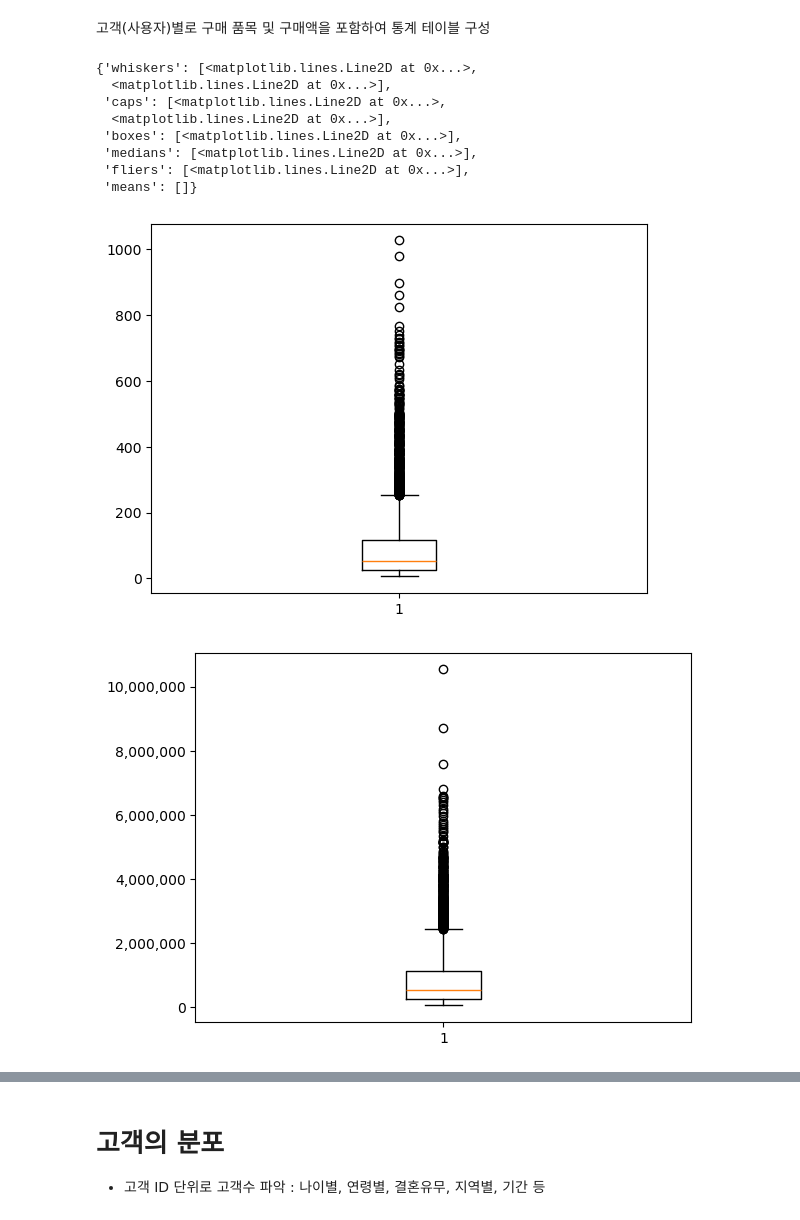
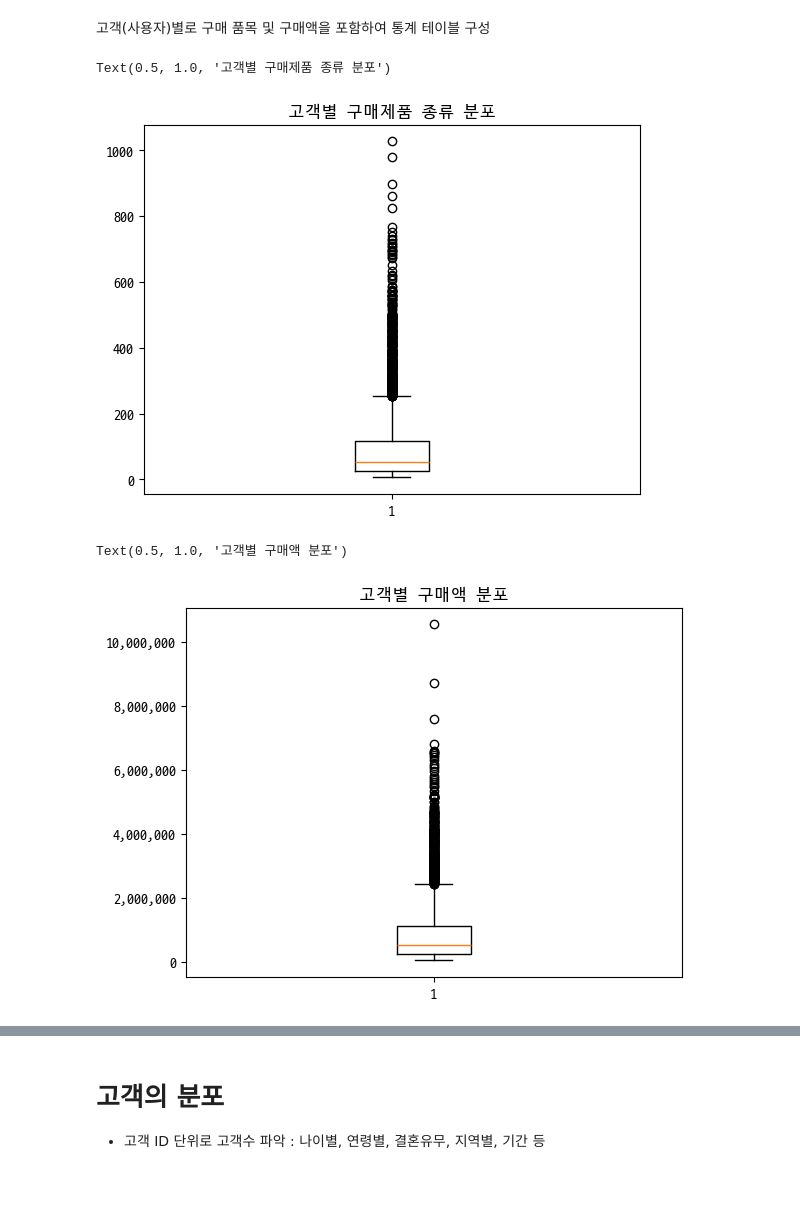
Before and after one commit to cherrima/hipython, a Jupyter notebook: Walmart/Walmart_Sales분석_강창희.ipynb, the cells around one changed output, grey strips where cells are left out. Saved outputs shown, nothing was run; the diff lists cells and outputs as text; code cells hidden in the pictures; blank space fills up the shorter version.

```diff
--- a/Walmart/Walmart_Sales분석_강창희.ipynb
+++ b/Walmart/Walmart_Sales분석_강창희.ipynb
@@ -22,6 +22,11 @@
 # 데이터 불러오기
 # %%
 import matplotlib.pyplot as plt
+
+# 한글깨짐 방지
+plt.rc('font', family='D2Coding')
+# 마이너스 기호(-) 깨짐 방지
+plt.rcParams['axes.unicode_minus'] = False
 # %%
 import pandas as pd
 
@@ -114,6 +134,6 @@ user_purchase_df
 | 1006040 | 180 | 1653299 |
 5891 rows × 2 columns
 # %%
-user_purchase_df.columns = ['Product_Count', 'Purchase_Amount']
+user_purchase_df.columns = ['Product_Kinds', 'Purchase_Amount']
 user_purchase_df.describe()
 # %% [output]
@@ -152,17 +172,11 @@ user_stat_df
 # %% [markdown]
 고객(사용자)별로 구매 품목 및 구매액을 포함하여 통계 테이블 구성
 # %%
-plt.boxplot(user_stat_df['Product_Count'])
+plt.boxplot(user_stat_df['Product_Kinds'])
+plt.title('고객별 구매제품 종류 분포')
 # %% [output]
-{'whiskers': [<matplotlib.lines.Line2D at 0x...>,
-  <matplotlib.lines.Line2D at 0x...>],
- 'caps': [<matplotlib.lines.Line2D at 0x...>,
-  <matplotlib.lines.Line2D at 0x...>],
- 'boxes': [<matplotlib.lines.Line2D at 0x...>],
- 'medians': [<matplotlib.lines.Line2D at 0x...>],
- 'fliers': [<matplotlib.lines.Line2D at 0x...>],
- 'means': []}
+Text(0.5, 1.0, '고객별 구매제품 종류 분포')
-[figure, old version]
+[figure, new version]
 # %%
 import matplotlib.ticker as ticker
 
@@ -176,5 +190,7 @@ ax.get_yaxis().get_major_formatter().set_scientific(False)
 
 # 2. 3자리마다 콤마 추가
 ax.yaxis.set_major_formatter(ticker.StrMethodFormatter('{x:,.0f}'))
+plt.title('고객별 구매액 분포')
 # %% [output]
+Text(0.5, 1.0, '고객별 구매액 분포')
-[figure, old version]
+[figure, new version]
```
Also changed, not shown: parts of 20 cells of this notebook.
